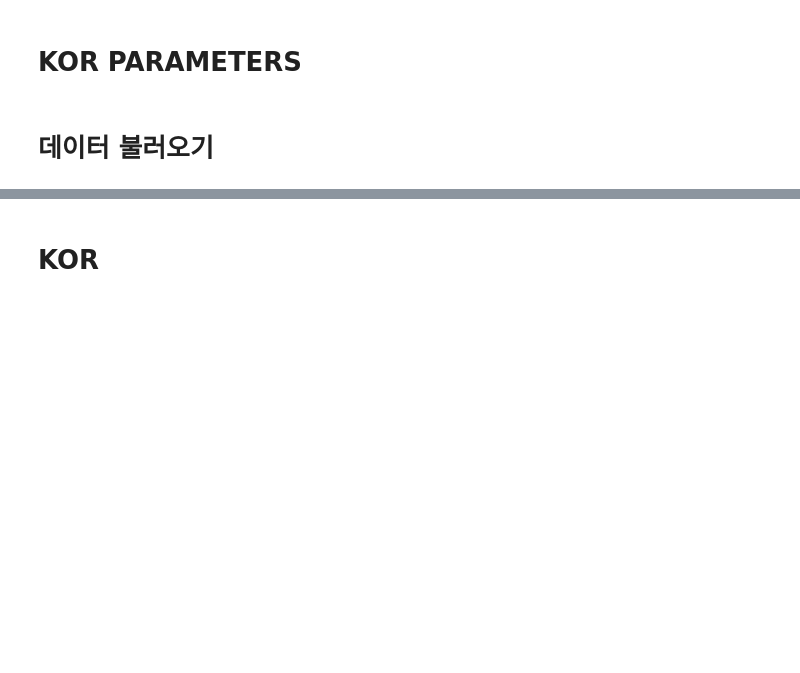
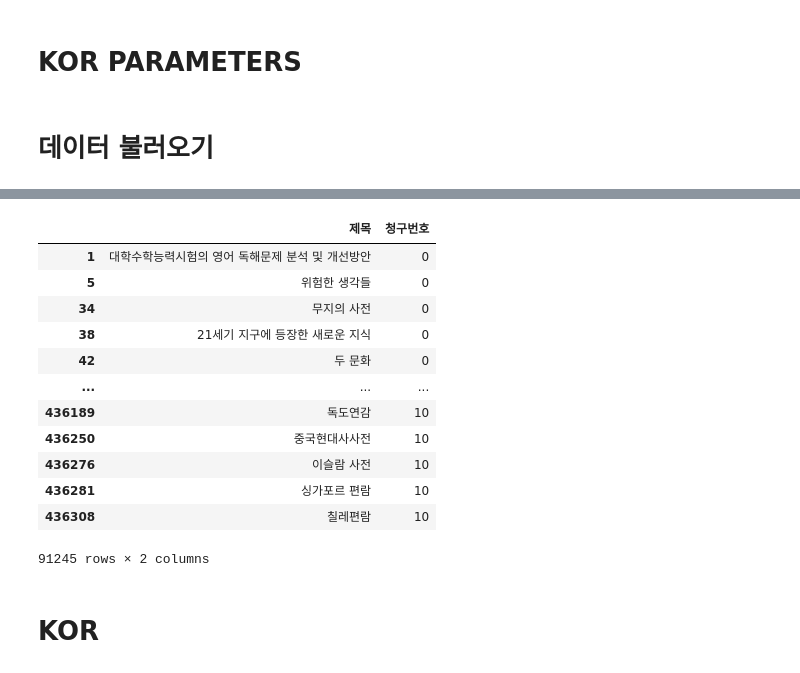
Before and after one commit to diqnfl777/2022F-Ajou-ML-TEAM3, a Jupyter notebook: ml_final.ipynb, the cells around one changed output, grey strips where cells are left out. Cells and saved outputs as stored; diff of their text form; code cells hidden in the pictures; blank space fills up the shorter version.

```diff
--- a/ml_final.ipynb
+++ b/ml_final.ipynb
@@ -73,32 +96,46 @@ data.loc[(data['청구번호'] < 40), ['청구번호']] = 1003
 data.loc[(data['청구번호'] < 50), ['청구번호']] = 1004
 data.loc[(data['청구번호'] < 60), ['청구번호']] = 1005
 data.loc[(data['청구번호'] < 65), ['청구번호']] = 1006 #경영학쪽은 따로 분류이기 떄문에 65 사용
 data.loc[(data['청구번호'] < 70), ['청구번호']] = 1007 #즉, 1007 쪽이 경영학책
 data.loc[(data['청구번호'] < 80), ['청구번호']] = 1008
 data.loc[(data['청구번호'] < 90), ['청구번호']] = 1009
 data.loc[(data['청구번호'] <  100), ['청구번호']] = 1010
 
 labels = {'0':'총류',
           '1':'철학',
           '2':'종교',
           '3':'사회학',
           '4':'언어',
           '5':'자연과학',
           '6':'기술과학',
           '7':'경영학',
           '8':'예술',
           '9':'문학',
           '10':'역사'
           }
 
 data['청구번호'] = data['청구번호']%1000
 data['청구번호'] = data['청구번호'].astype(int)
 # data['청구번호'] = data['청구번호'].apply(str)
 # data['청구번호'] = data['청구번호'].replace(labels)
 
 #input_string = "Peace-building and development in Guatemala and Northern Ireland"
-regex = '[A-Z|a-z|ㄱ-ㅎ|ㅏ-ㅣ|가-힣|\s]*[ㄱ-ㅎ|ㅏ-ㅣ|가-힣][A-Z|a-z|ㄱ-ㅎ|ㅏ-ㅣ|가-힣|\s]*'
-kor_data = data[data.제목.str.match(regex)]                                 # 한글이 있다면 따로 빼내기
+regex = '[0-9|A-Z|a-z|ㄱ-ㅎ|ㅏ-ㅣ|가-힣|\s]*[ㄱ-ㅎ|ㅏ-ㅣ|가-힣][0-9|A-Z|a-z|ㄱ-ㅎ|ㅏ-ㅣ|가-힣|\s]*'
+kor_data = data[data.제목.str.fullmatch(regex)]                                 # 한글이 있다면 따로 빼내기
 eng_data = pd.concat([data, kor_data, kor_data]).drop_duplicates(keep=False)
 
 kor_data
+# %% [output]
+|  | 제목 | 청구번호 |
+| 1 | 대학수학능력시험의 영어 독해문제 분석 및 개선방안 | 0 |
+| 5 | 위험한 생각들 | 0 |
+| 34 | 무지의 사전 | 0 |
+| 38 | 21세기 지구에 등장한 새로운 지식 | 0 |
+| 42 | 두 문화 | 0 |
+| ... | ... | ... |
+| 436189 | 독도연감 | 10 |
+| 436250 | 중국현대사사전 | 10 |
+| 436276 | 이슬람 사전 | 10 |
+| 436281 | 싱가포르 편람 | 10 |
+| 436308 | 칠레편람 | 10 |
+91245 rows × 2 columns
```
Also changed, not shown: parts of 12 cells of this notebook.
